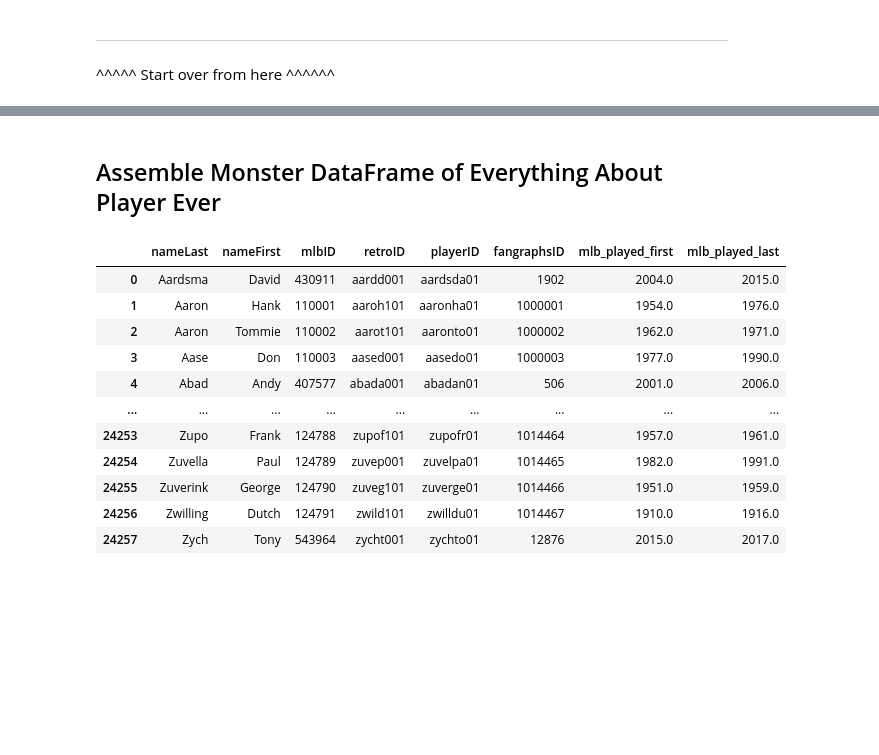
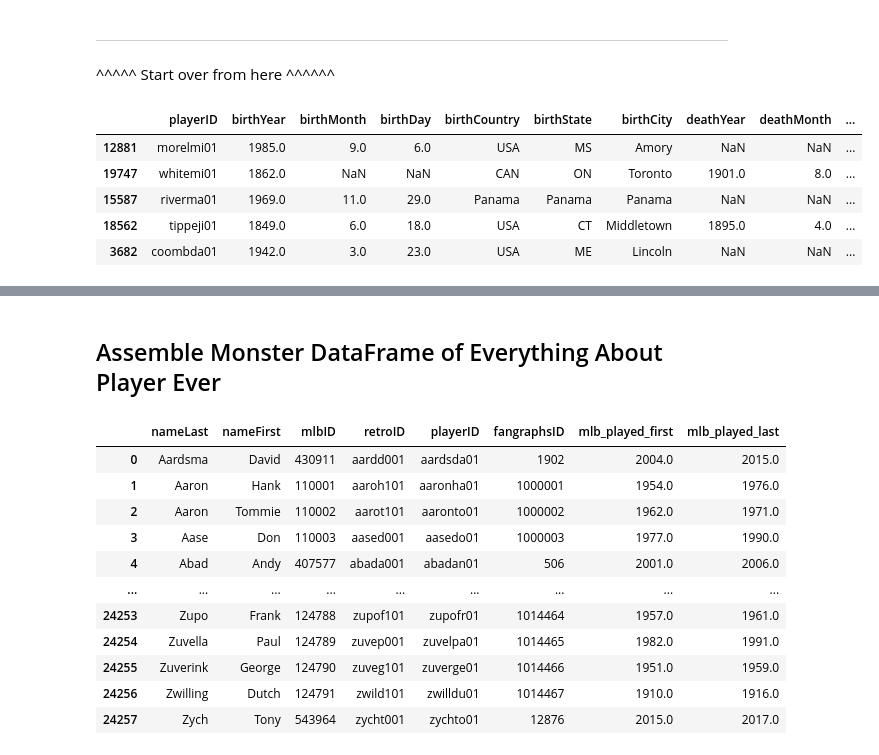
Before and after one commit to obverter/bmi-stars, a Jupyter notebook: notebooks/Players.ipynb, the cells around one changed output, grey strips where cells are left out. Cells and saved outputs as stored; diff of their text form; code cells hidden in the pictures; blank space fills up the shorter version.

```diff
--- a/notebooks/Players.ipynb
+++ b/notebooks/Players.ipynb
@@ -42,3 +42,12 @@ rosetta = pd.DataFrame(chadwick)
 # %% [markdown]
 ----
 ^^^^^ Start over from here ^^^^^^
+# %%
+people.sample(5)
+# %% [output]
+|  | playerID | birthYear | birthMonth | birthDay | birthCountry | birthState | birthCity | deathYear | deathMonth | ... |
+| 12881 | morelmi01 | 1985.0 | 9.0 | 6.0 | USA | MS | Amory | NaN | NaN | ... |
+| 19747 | whitemi01 | 1862.0 | NaN | NaN | CAN | ON | Toronto | 1901.0 | 8.0 | ... |
+| 15587 | riverma01 | 1969.0 | 11.0 | 29.0 | Panama | Panama | Panama | NaN | NaN | ... |
+| 18562 | tippeji01 | 1849.0 | 6.0 | 18.0 | USA | CT | Middletown | 1895.0 | 4.0 | ... |
+| 3682 | coombda01 | 1942.0 | 3.0 | 23.0 | USA | ME | Lincoln | NaN | NaN | ... |
```
Also changed, not shown: parts of 10 cells of this notebook.
